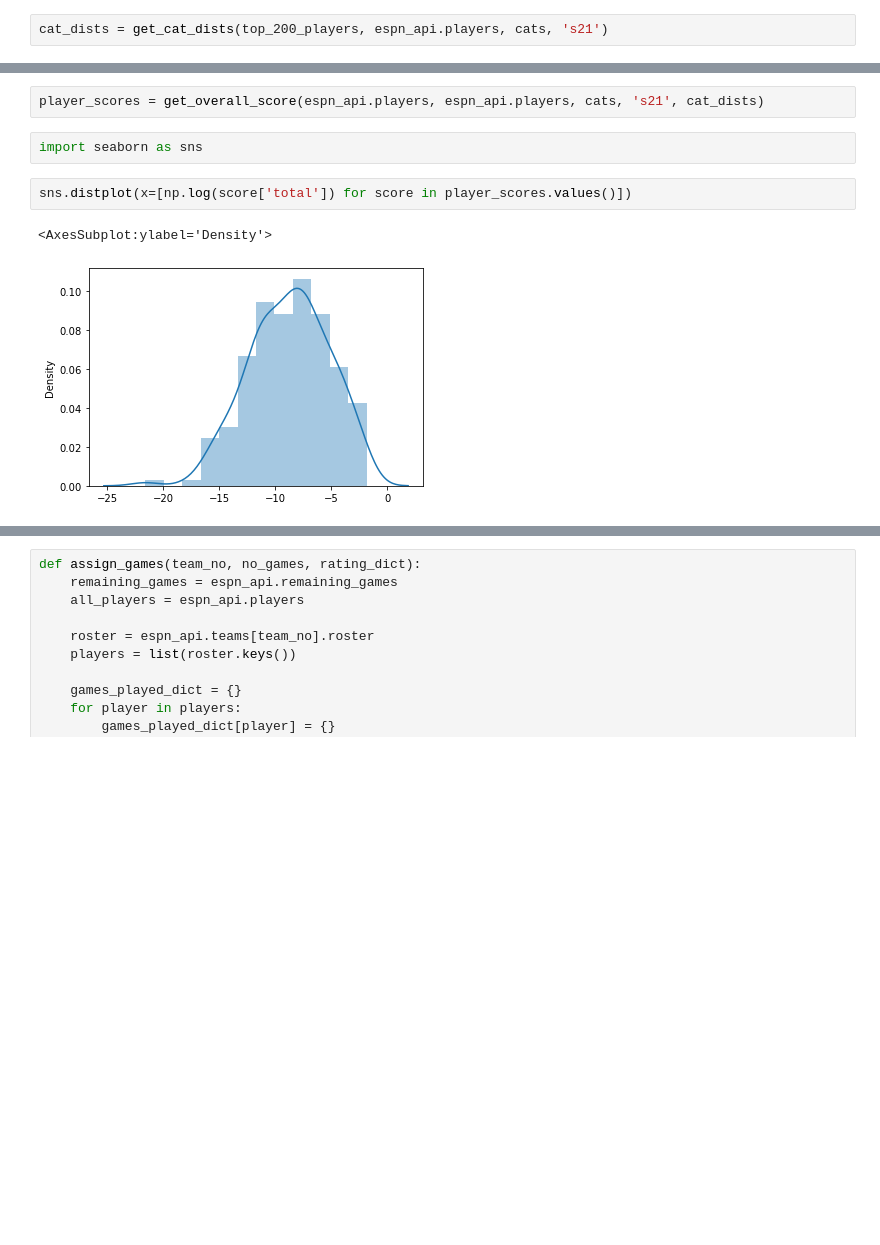
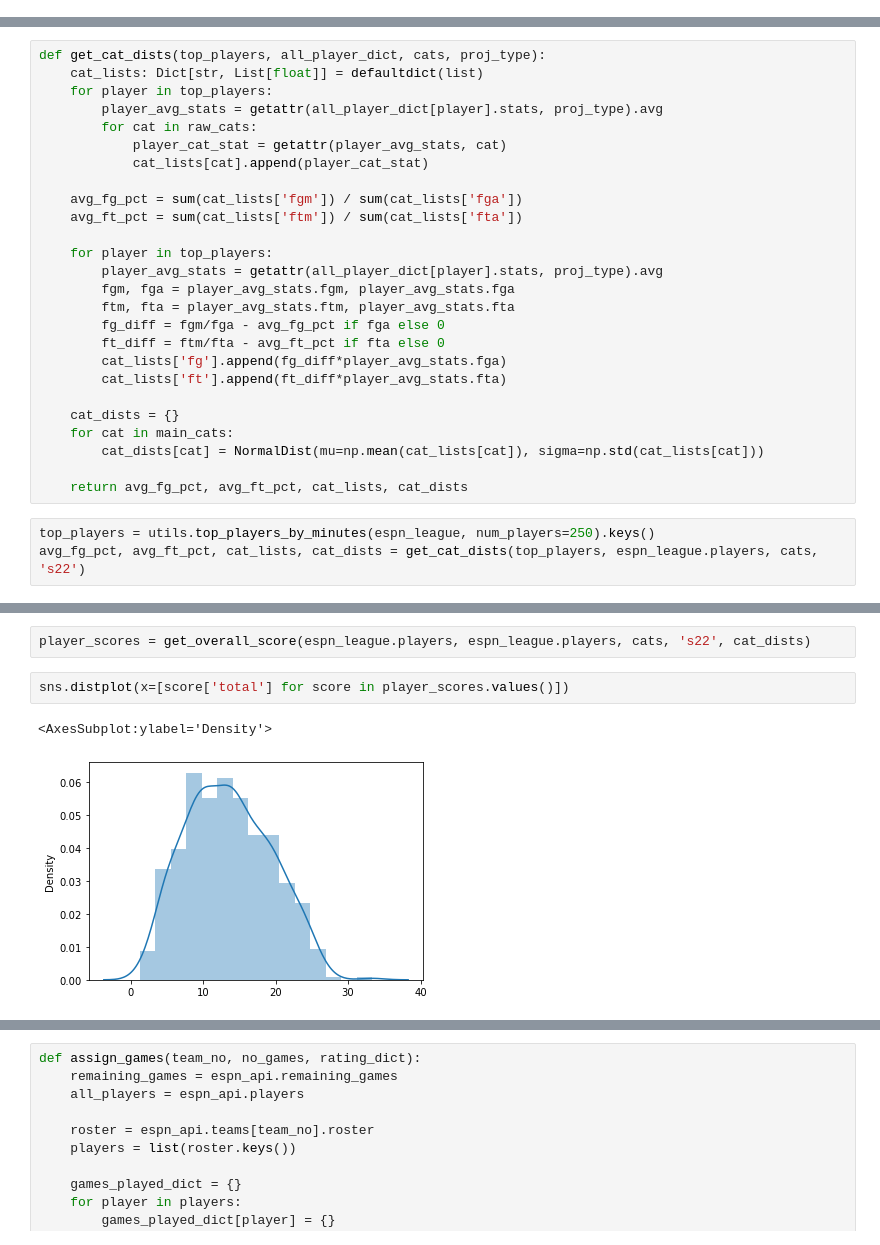
Before and after one commit to surajr10/fantasy_bball, a Jupyter notebook: testing_suhas.ipynb, the cells around one changed output, grey strips where cells are left out. Drawn from its saved outputs; the diff is of its cells as text; blank space fills up the shorter version.

```diff
--- a/testing_suhas.ipynb
+++ b/testing_suhas.ipynb
@@ -89,2 +33,0 @@ def get_cat_dists(top_players, all_player_dict, cats, proj_type):
-# %%
-cat_dists = get_cat_dists(top_200_players, espn_api.players, cats, 's21')
@@ -112,2 +34,31 @@ a
+# %%
+def get_cat_dists(top_players, all_player_dict, cats, proj_type):
+    cat_lists: Dict[str, List[float]] = defaultdict(list)
+    for player in top_players:
+        player_avg_stats = getattr(all_player_dict[player].stats, proj_type).avg
+        for cat in raw_cats:
+            player_cat_stat = getattr(player_avg_stats, cat)
+            cat_lists[cat].append(player_cat_stat)
+
+    avg_fg_pct = sum(cat_lists['fgm']) / sum(cat_lists['fga'])
+    avg_ft_pct = sum(cat_lists['ftm']) / sum(cat_lists['fta'])
+
+    for player in top_players:
+        player_avg_stats = getattr(all_player_dict[player].stats, proj_type).avg
+        fgm, fga = player_avg_stats.fgm, player_avg_stats.fga
+        ftm, fta = player_avg_stats.ftm, player_avg_stats.fta
+        fg_diff = fgm/fga - avg_fg_pct if fga else 0
+        ft_diff = ftm/fta - avg_ft_pct if fta else 0
+        cat_lists['fg'].append(fg_diff*player_avg_stats.fga)
+        cat_lists['ft'].append(ft_diff*player_avg_stats.fta)
+
+    cat_dists = {}
+    for cat in main_cats:
+        cat_dists[cat] = NormalDist(mu=np.mean(cat_lists[cat]), sigma=np.std(cat_lists[cat]))
+
+    return avg_fg_pct, avg_ft_pct, cat_lists, cat_dists
+# %%
+top_players = utils.top_players_by_minutes(espn_league, num_players=250).keys()
+avg_fg_pct, avg_ft_pct, cat_lists, cat_dists = get_cat_dists(top_players, espn_league.players, cats, 's22')
 # %%
 def get_overall_score(players, all_player_dict, cats, proj_type, cat_dists):
@@ -147,10 +93,8 @@ def get_overall_score(players, all_player_dict, cats, proj_type, cat_dists):
 # %%
-player_scores = get_overall_score(espn_api.players, espn_api.players, cats, 's21', cat_dists)
+player_scores = get_overall_score(espn_league.players, espn_league.players, cats, 's22', cat_dists)
-# %%
-import seaborn as sns
 # %%
-sns.distplot(x=[np.log(score['total']) for score in player_scores.values()])
+sns.distplot(x=[score['total'] for score in player_scores.values()])
 # %% [output]
 <AxesSubplot:ylabel='Density'>
-[figure, old version]
+[figure, new version]
 # %%
```
Also changed, not shown: parts of 21 cells of this notebook, 4 other files.
